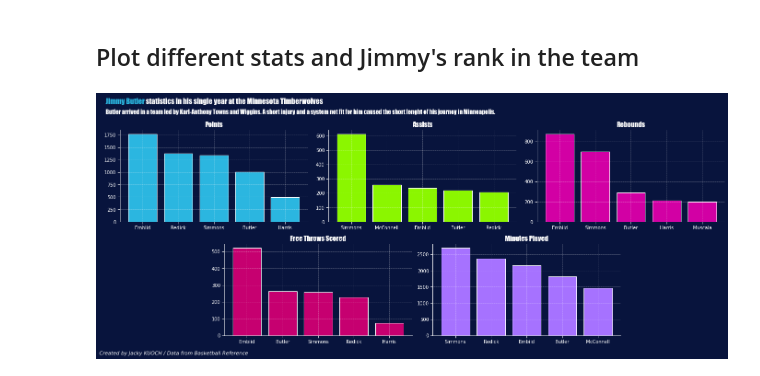
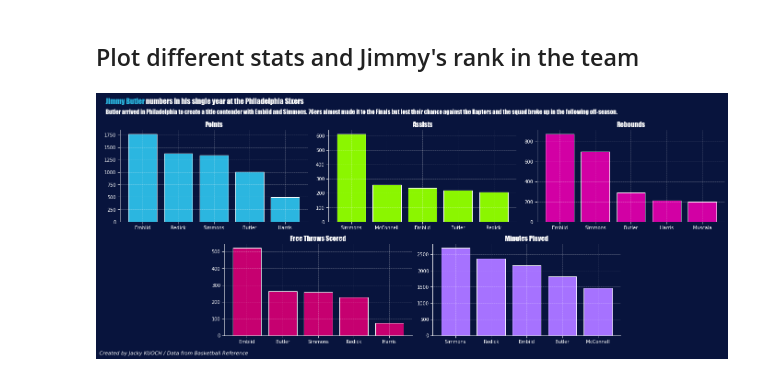
Before and after one commit to JackyKch/JimmyButler, a Jupyter notebook: coding/philly_importance.ipynb, the cells around one changed output. Saved outputs shown, nothing was run; the diff lists cells and outputs as text; code cells hidden in the pictures.

Commit message:
Create importance plot for JB in Philly

```diff
--- a/coding/philly_importance.ipynb
+++ b/coding/philly_importance.ipynb
@@ -108,33 +108,33 @@ ax4.spines['top'].set_visible(False)
 ax4.spines['right'].set_visible(False)
 ax4.spines['left'].set_color("w")
 
 ## Fith plot
 ax5.spines['bottom'].set_color("w")
 ax5.spines['top'].set_visible(False)
 ax5.spines['right'].set_visible(False)
 ax5.spines['left'].set_color("w")
 
 # Title and credits
-fig_text(0.01,1.08, s="<Jimmy Butler> numbers in his single year at the Philadelphia 76ers\n", highlight_textprops=[{"color": '#2bb6e0'}], fontsize = 16, fontweight = "bold", color = "w", **hfont)
-fig.text(0.01,1.01, "Butler arrived in Philadelphia.", fontsize = 13, fontweight="light", color = "w", **hfont)
+fig_text(0.01,1.08, s="<Jimmy Butler> numbers in his single year at the Philadelphia Sixers\n", highlight_textprops=[{"color": '#2bb6e0'}], fontsize = 16, fontweight = "bold", color = "w", **hfont)
+fig.text(0.01,1.01, "Butler arrived in Philadelphia to create a title contender with Embiid and Simmons. 76ers almost made it to the Finals but lost their chance against the Raptors and the squad broke up in the following off-season.", fontsize = 13, fontweight="light", color = "w", **hfont)
 fig.text(0, -0.025, "Created by Jacky KUOCH / Data from Basketball Reference",fontstyle="italic",fontsize=11, color="w")
 
 # Plot bar charts of stats
 ax1.bar(points['Player'], points['PTS'], zorder=0, color="#2bb6e0",edgecolor = 'w')
 ax2.bar(assists['Player'], assists['AST'], zorder=0, color="#8BF600",edgecolor = 'w')
 ax3.bar(rebounds['Player'], rebounds['TRB'], zorder=0, color="#D200A4",edgecolor = 'w')
 ax4.bar(freethrows['Player'], freethrows['FT'],zorder=0, color="#C60070",edgecolor = 'w')
 ax5.bar(minutes['Player'], minutes['MP'],zorder=0, color="#A672FF",edgecolor = 'w')
 
 # Axes Label
 ## First plot
 ax1.set_title("Points", color="w", fontsize=15 , **hfont)
 ax2.set_title("Assists", color="w", fontsize=15 , **hfont)
 ax3.set_title("Rebounds", color="w", fontsize=15 , **hfont)
 ax4.set_title("Free Throws Scored", color="w", fontsize=15 , **hfont)
 ax5.set_title("Minutes Played", color="w", fontsize=15 , **hfont)
 
 
 fig.tight_layout()
 # %% [output]
-[figure, old version]
+[figure, new version]
```
